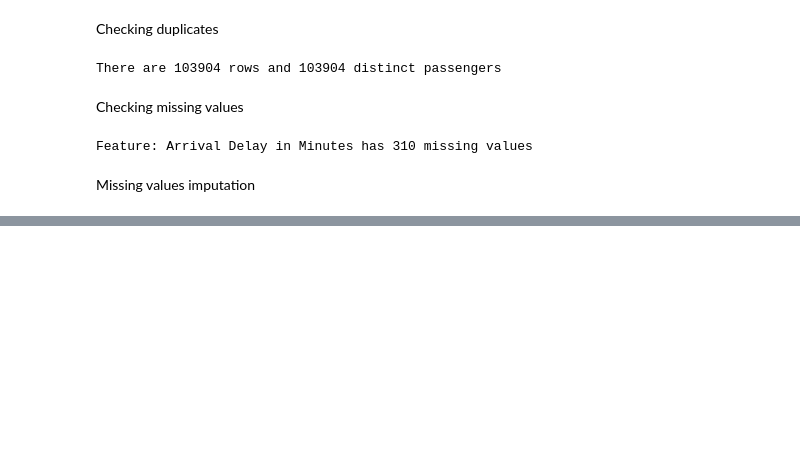
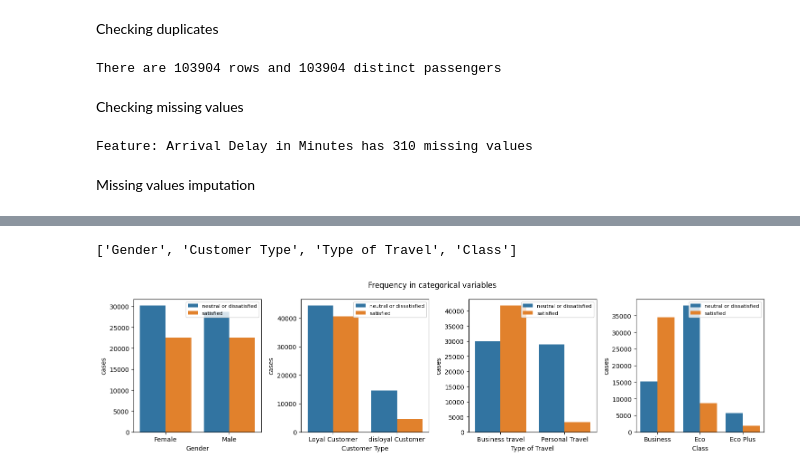
Before and after one commit to jolual2747/airline-passenger-satisfaction, a Jupyter notebook: notebook.ipynb, the cells around one changed output, grey strips where cells are left out. Drawn from its saved outputs; the diff is of its cells as text; code cells hidden in the pictures; blank space fills up the shorter version.

```diff
--- a/notebook.ipynb
+++ b/notebook.ipynb
@@ -45,0 +113,29 @@ df['Arrival Delay in Minutes'].replace(np.nan, df['Arrival Delay in Minutes'].lo
+# %%
+a = list(categorical_features)
+a.pop(4)
+a
+# %% [output]
+['Gender', 'Customer Type', 'Type of Travel', 'Class']
+# %%
+
+plt.figure(figsize=(15,4))
+plot = 1
+a = list(categorical_features)
+a.pop(4)
+a
+
+for feature in a:
+    plt.subplot(1,4,plot)
+    plt.xlabel(feature)
+    plt.ylabel('Frequency')
+    aux_df = df.groupby([feature, 'satisfaction']).agg({'id':'count'}).reset_index().rename(columns = {'id':'cases'})
+    sns.barplot(data = aux_df, x = feature, y = 'cases', hue = 'satisfaction')
+    plt.legend(loc=1, prop={'size': 8})
+    plot += 1
+
+
+plt.suptitle('Frequency in categorical variables')
+plt.tight_layout()
+plt.show()
+# %% [output]
+[figure, added]
```
Also changed, not shown: parts of 26 cells of this notebook, 2 other files.
